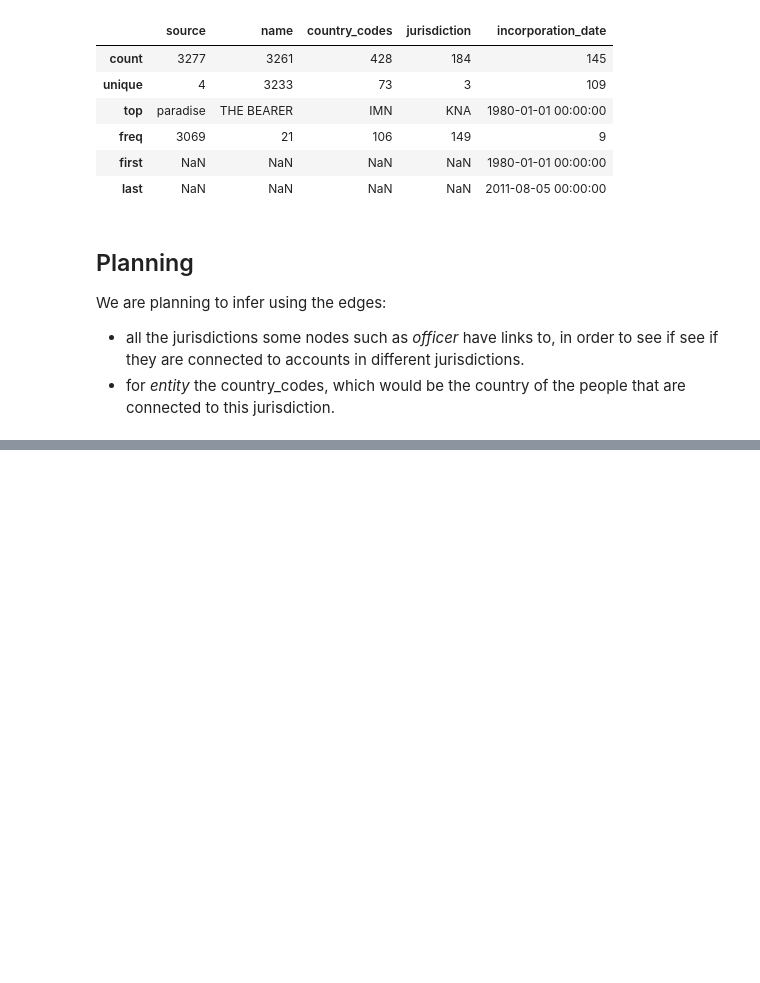
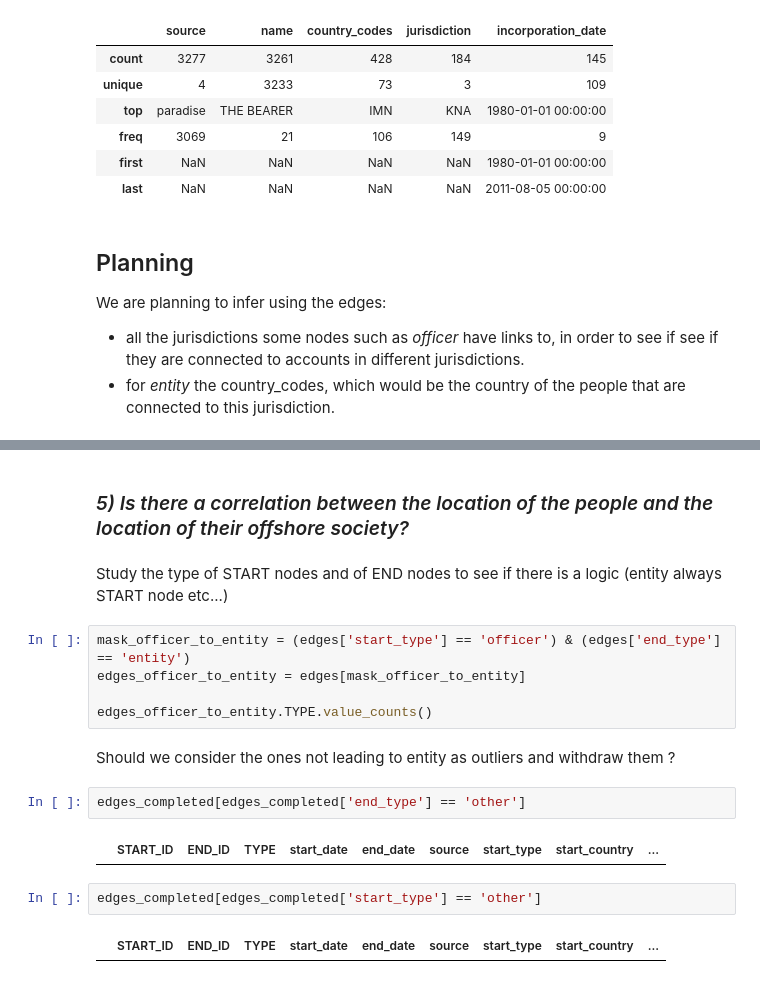
Before and after one commit to yymartin/ADA_Project_Cobra, a Jupyter notebook: Main.ipynb, the cells around one changed output, grey strips where cells are left out. Drawn from its saved outputs; the diff is of its cells as text; blank space fills up the shorter version.

```diff
--- a/Main.ipynb
+++ b/Main.ipynb
@@ -602,0 +669,19 @@ We are planning to infer using the edges:
+# %% [markdown]
+### *5) Is there a correlation between the location of the people and the location of their offshore society?*
+# %% [markdown]
+Study the type of START nodes and of END nodes to see if there is a logic (entity always START node etc...)
+# %%
+mask_officer_to_entity = (edges['start_type'] == 'officer') & (edges['end_type'] == 'entity')
+edges_officer_to_entity = edges[mask_officer_to_entity]
+
+edges_officer_to_entity.TYPE.value_counts()
+# %% [markdown]
+Should we consider the ones not leading to entity as outliers and withdraw them ?
+# %%
+edges_completed[edges_completed['end_type'] == 'other']
+# %% [output]
+|  | START_ID | END_ID | TYPE | start_date | end_date | source | start_type | start_country | ... |
+# %%
+edges_completed[edges_completed['start_type'] == 'other']
+# %% [output]
+|  | START_ID | END_ID | TYPE | start_date | end_date | source | start_type | start_country | ... |
```
Also changed, not shown: parts of 19 cells of this notebook.
